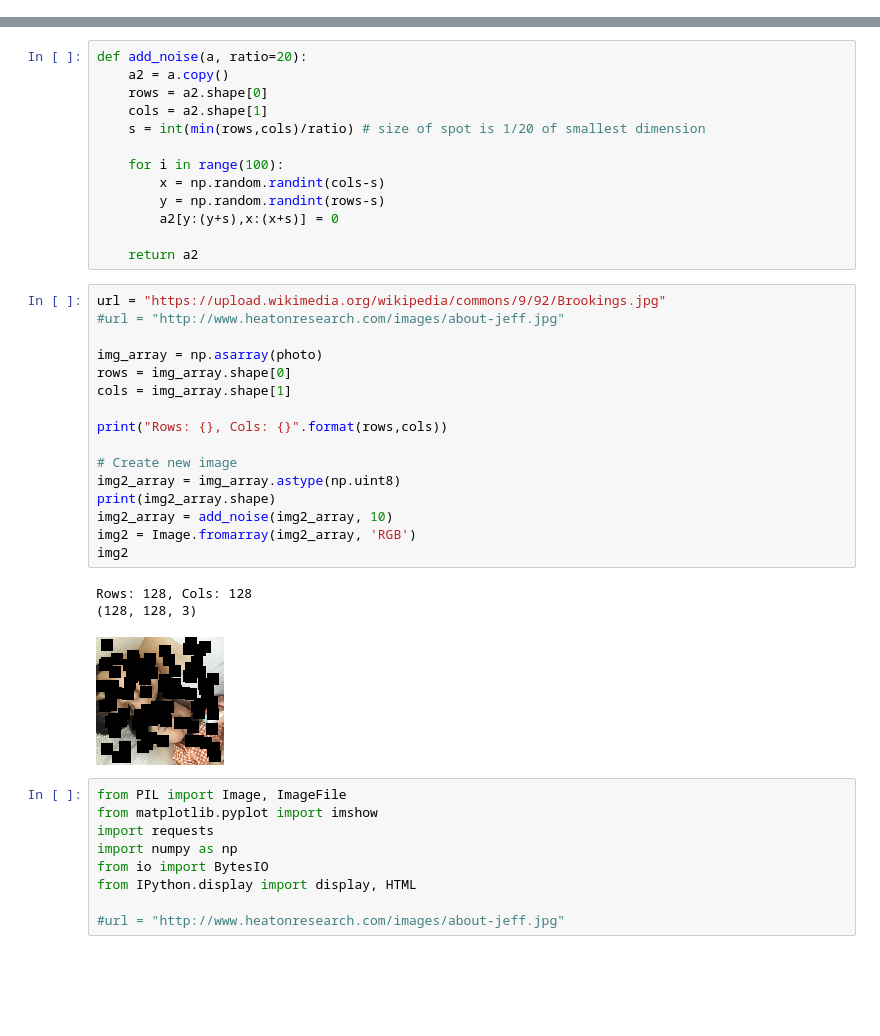
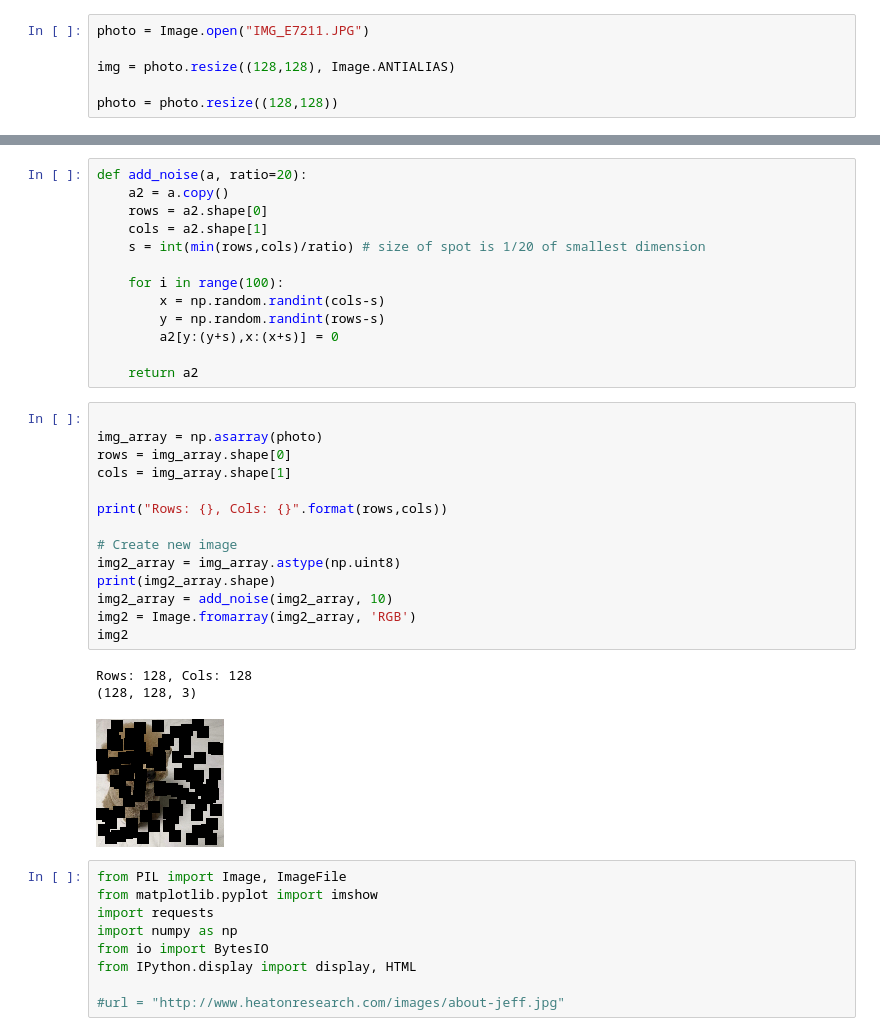
Before and after one commit to myeonghak/AutoEncoder_for_Denoising, a Jupyter notebook: Denoising test.ipynb, the cells around one changed output, grey strips where cells are left out. Cells and saved outputs as stored; diff of their text form; blank space fills up the shorter version.

```diff
--- a/Denoising test.ipynb
+++ b/Denoising test.ipynb
@@ -164,0 +164,6 @@ from io import BytesIO
+# %%
+photo = Image.open("IMG_E7211.JPG")
+
+img = photo.resize((128,128), Image.ANTIALIAS)
+
+photo = photo.resize((128,128))
@@ -176,25 +185,23 @@ def add_noise(a, ratio=20):
 
     return a2
 # %%
-url = "https://upload.wikimedia.org/wikipedia/commons/9/92/Brookings.jpg"
-#url = "http://www.heatonresearch.com/images/about-jeff.jpg"
 
 img_array = np.asarray(photo)
 rows = img_array.shape[0]
 cols = img_array.shape[1]
 
 print("Rows: {}, Cols: {}".format(rows,cols))
 
 # Create new image
 img2_array = img_array.astype(np.uint8)
 print(img2_array.shape)
 img2_array = add_noise(img2_array, 10)
 img2 = Image.fromarray(img2_array, 'RGB')
 img2
 # %% [output]
 Rows: 128, Cols: 128
 (128, 128, 3)
-[figure, old version]
+[figure, new version]
 # %%
 from PIL import Image, ImageFile
 from matplotlib.pyplot import imshow
```
Also changed, not shown: parts of 18 cells of this notebook.
